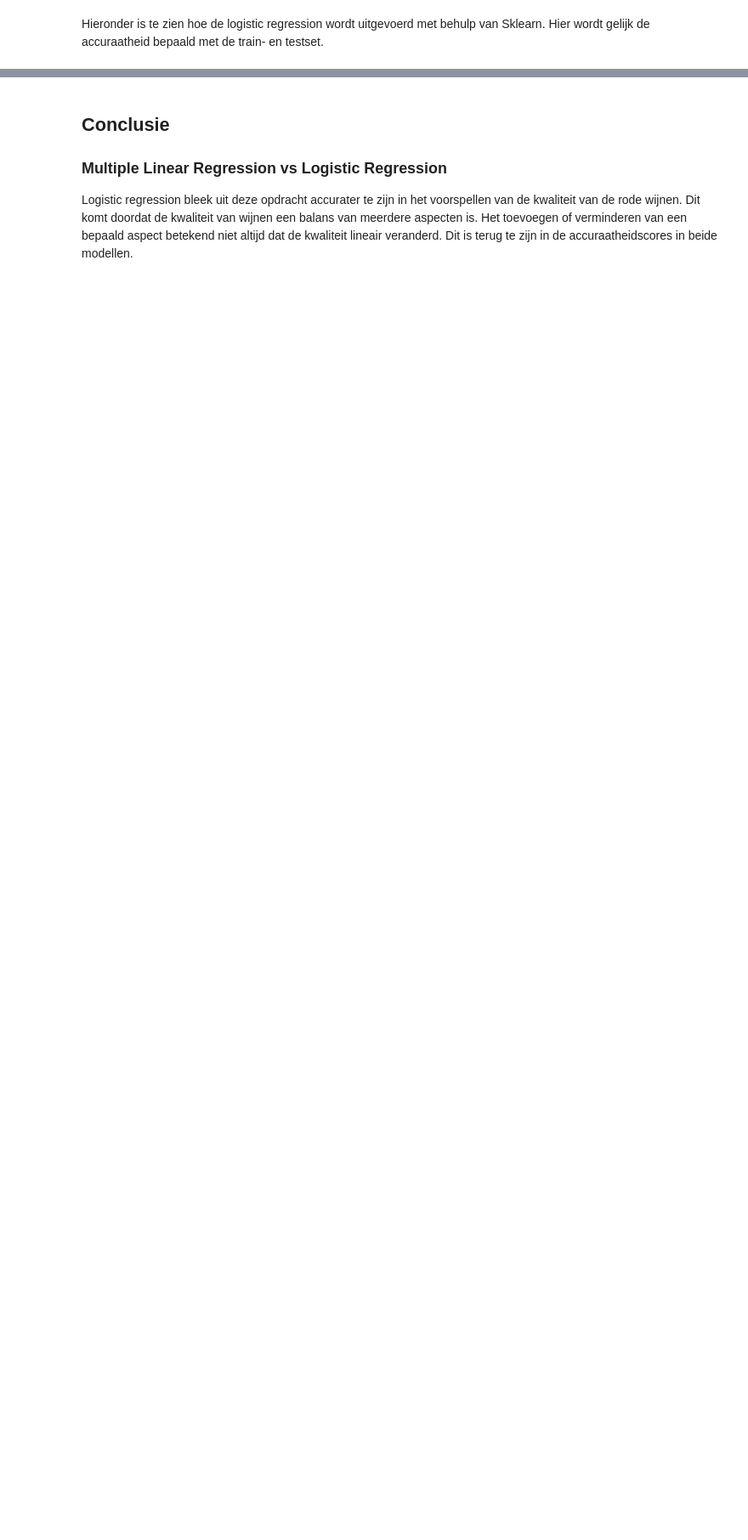
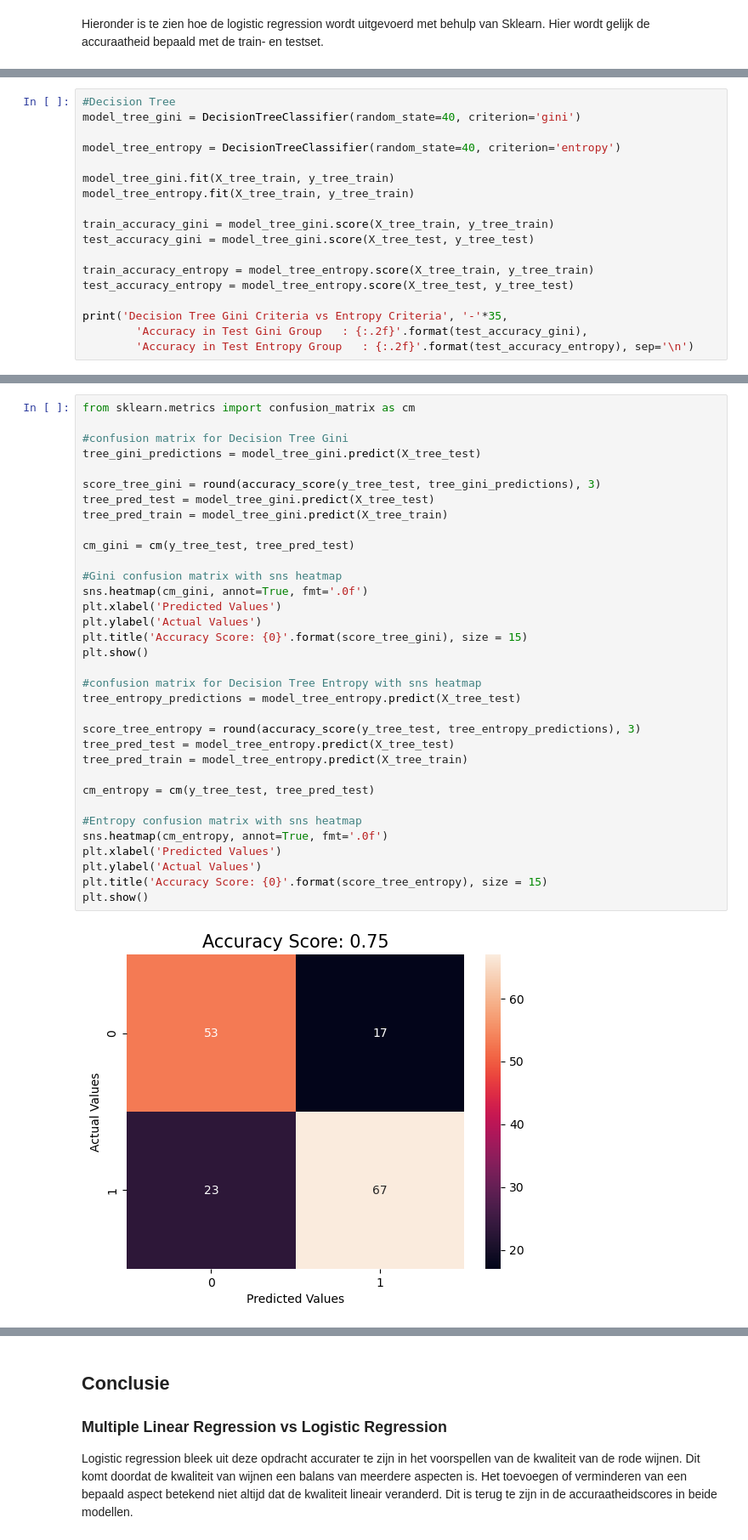
Before and after one commit to BrVerheijen/DataScience_PI7, a Jupyter notebook: verslag.ipynb, the cells around one changed output, grey strips where cells are left out. Shown at 85% size. Drawn from its saved outputs; the diff is of its cells as text; blank space fills up the shorter version.

```diff
--- a/verslag.ipynb
+++ b/verslag.ipynb
@@ -198,0 +288,18 @@ plt.show()
+# %%
+#Decision Tree
+model_tree_gini = DecisionTreeClassifier(random_state=40, criterion='gini')
+
+model_tree_entropy = DecisionTreeClassifier(random_state=40, criterion='entropy')
+
+model_tree_gini.fit(X_tree_train, y_tree_train)
+model_tree_entropy.fit(X_tree_train, y_tree_train)
+
+train_accuracy_gini = model_tree_gini.score(X_tree_train, y_tree_train)
+test_accuracy_gini = model_tree_gini.score(X_tree_test, y_tree_test)
+
+train_accuracy_entropy = model_tree_entropy.score(X_tree_train, y_tree_train)
+test_accuracy_entropy = model_tree_entropy.score(X_tree_test, y_tree_test)
+
+print('Decision Tree Gini Criteria vs Entropy Criteria', '-'*35,
+        'Accuracy in Test Gini Group   : {:.2f}'.format(test_accuracy_gini),
+        'Accuracy in Test Entropy Group   : {:.2f}'.format(test_accuracy_entropy), sep='\n')
@@ -198,0 +337,36 @@ plt.show()
+# %%
+from sklearn.metrics import confusion_matrix as cm
+
+#confusion matrix for Decision Tree Gini
+tree_gini_predictions = model_tree_gini.predict(X_tree_test)
+
+score_tree_gini = round(accuracy_score(y_tree_test, tree_gini_predictions), 3)
+tree_pred_test = model_tree_gini.predict(X_tree_test)
+tree_pred_train = model_tree_gini.predict(X_tree_train)
+
+cm_gini = cm(y_tree_test, tree_pred_test)
+
+#Gini confusion matrix with sns heatmap
+sns.heatmap(cm_gini, annot=True, fmt='.0f')
+plt.xlabel('Predicted Values')
+plt.ylabel('Actual Values')
+plt.title('Accuracy Score: {0}'.format(score_tree_gini), size = 15)
+plt.show()
+
+#confusion matrix for Decision Tree Entropy with sns heatmap
+tree_entropy_predictions = model_tree_entropy.predict(X_tree_test)
+
+score_tree_entropy = round(accuracy_score(y_tree_test, tree_entropy_predictions), 3)
+tree_pred_test = model_tree_entropy.predict(X_tree_test)
+tree_pred_train = model_tree_entropy.predict(X_tree_train)
+
+cm_entropy = cm(y_tree_test, tree_pred_test)
+
+#Entropy confusion matrix with sns heatmap
+sns.heatmap(cm_entropy, annot=True, fmt='.0f')
+plt.xlabel('Predicted Values')
+plt.ylabel('Actual Values')
+plt.title('Accuracy Score: {0}'.format(score_tree_entropy), size = 15)
+plt.show()
+# %% [output]
+[figure, added]
```
Also changed, not shown: parts of 35 cells of this notebook.
